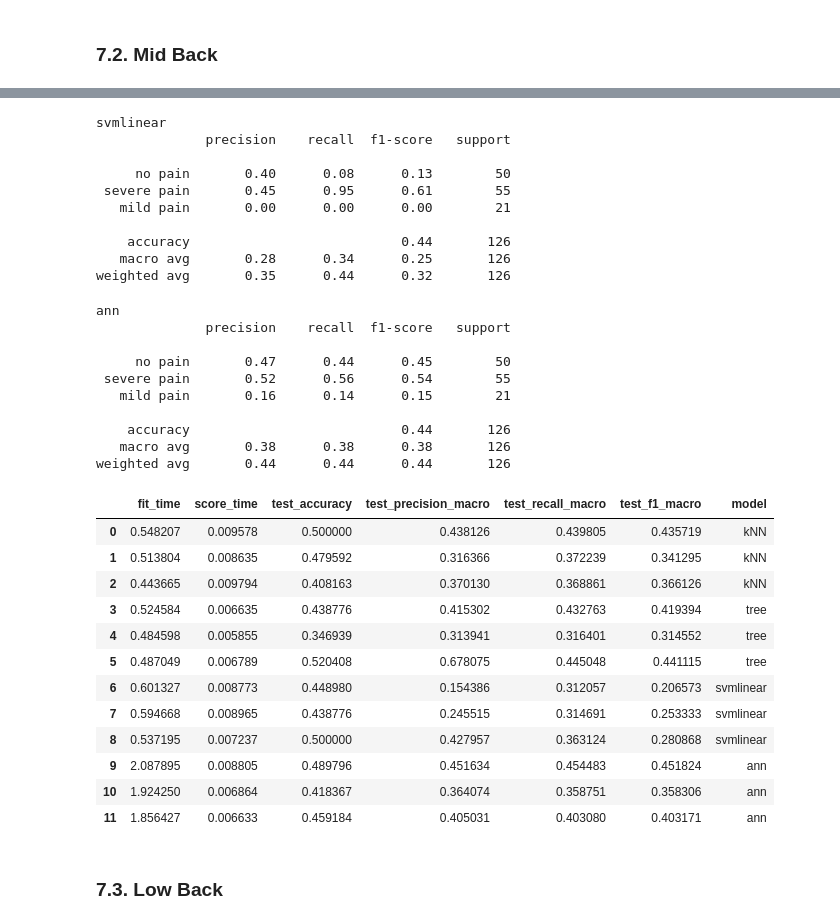
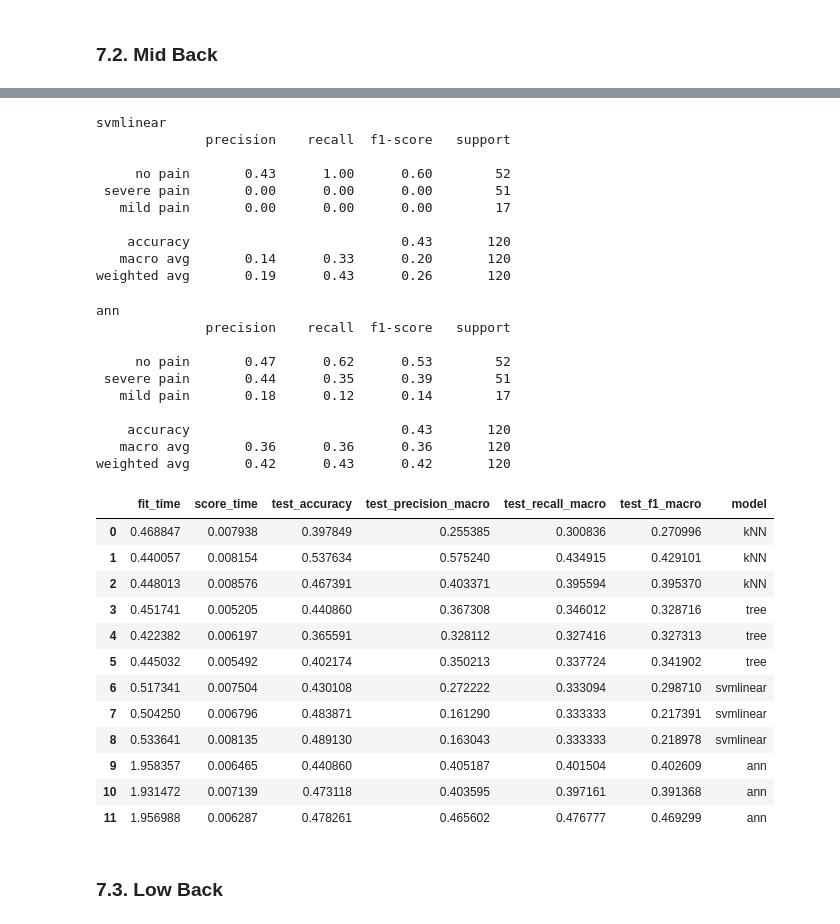
Before and after one commit to victorsanunes/machine-learning-final-project, a Jupyter notebook: notebooks/modeling-v0.ipynb, the cells around one changed output, grey strips where cells are left out. Saved outputs shown, nothing was run; the diff lists cells and outputs as text; code cells hidden in the pictures.

Commit message:
Updated feature selection step
Pass the selected feature to train/test split

```diff
--- a/notebooks/modeling-v0.ipynb
+++ b/notebooks/modeling-v0.ipynb
@@ -71,17 +160,25 @@ We'll fit a Random Forest model and will use its feature importance values to se
 # %%
 from sklearn.ensemble import RandomForestClassifier
 from sklearn.tree import DecisionTreeClassifier
+from sklearn.svm import SVC
+
 from sklearn.pipeline import Pipeline
 from sklearn.feature_selection import SelectFromModel
 from sklearn.linear_model import LogisticRegression
+from sklearn.model_selection import train_test_split
+
+X = df_analysis.drop(columns = target_columns)
+y = df_analysis[target_columns]
+
+X_train, X_test, y_train, y_test = train_test_split(X, y, test_size=0.30, random_state=42)
+
 
 preprocessing = experiments.first_preprocessing
-model = DecisionTreeClassifier()
+model = DecisionTreeClassifier(random_state = 42)
 
 sel = SelectFromModel(model)
-target_column = 'Costa_superior_agg'
 X_train_preprocessed = preprocessing.fit_transform(X_train)
-sel = model.fit(X_train_preprocessed, y_train[target_column])
+sel = model.fit(X_train_preprocessed, y_train[target_columns[0]])
 # %%
 import sklearn
 import warnings
@@ -175,0 +323,3 @@ feature_importance_df.sort_values(by =['feature_importance'], ascending = False)
+# %%
+selected_categorical = experiments.selected_categorical
+selected_continous = experiments.selected_continous
@@ -187,12 +335,9 @@ Index(['Genero', 'Idade', 'Peso', 'Altura', 'IMC', 'Escolaridade',
 # %%
 from sklearn.model_selection import train_test_split
-import experiments
-numerical_features = experiments.numerical_features
-categorical_features = experiments.categorical_features
-target_columns = ['Costa_superior_agg', 'Costa_media_agg', 'Costa_inferior_agg']
-# target_columns = ['dados.Costa_superior', 'dados.Costa_media', 'dados.Costa_inferior']
+# target_columns = ['Costa_superior_agg', 'Costa_media_agg', 'Costa_inferior_agg']
+target_columns = ['dados.Costa_superior', 'dados.Costa_media', 'dados.Costa_inferior']
 
-X = df_analysis[numerical_features + categorical_features]
+X = df_analysis[selected_continous + selected_categorical]
 y = df_analysis[target_columns]
 
 X_train, X_test, y_train, y_test = train_test_split(X, y, test_size=0.30, random_state=42)
@@ -206,7 +351,7 @@ X_train, X_test, y_train, y_test = train_test_split(X, y, test_size=0.30, random
 scorer = experiments.scorers
 algorithms = experiments.build_algorithms()
 cv = experiments.cv
-target_column = 'Costa_superior_agg'
+target_column = target_columns[0]
 # %%
 from sklearn.metrics import classification_report
 from sklearn.model_selection import cross_val_score, cross_validate
@@ -297,7 +442,7 @@ weighted avg       0.41      0.41      0.41       126
 # %% [markdown]
 ### 7.2. Mid Back
 # %%
-target_column = 'Costa_media_agg'
+target_column = target_columns[1]
 run_exps(X_train, y_train[target_column], X_test, y_test[target_column])
 # %% [output]
 kNN
@@ -320,36 +465,36 @@ weighted avg       0.39      0.40      0.39       126
 svmlinear
               precision    recall  f1-score   support
 
-     no pain       0.40      0.08      0.13        50
- severe pain       0.45      0.95      0.61        55
-   mild pain       0.00      0.00      0.00        21
+     no pain       0.43      1.00      0.60        52
+ severe pain       0.00      0.00      0.00        51
+   mild pain       0.00      0.00      0.00        17
 
-    accuracy                           0.44       126
-   macro avg       0.28      0.34      0.25       126
-weighted avg       0.35      0.44      0.32       126
+    accuracy                           0.43       120
+   macro avg       0.14      0.33      0.20       120
+weighted avg       0.19      0.43      0.26       120
 ann
               precision    recall  f1-score   support
 
-     no pain       0.47      0.44      0.45        50
- severe pain       0.52      0.56      0.54        55
-   mild pain       0.16      0.14      0.15        21
+     no pain       0.47      0.62      0.53        52
+ severe pain       0.44      0.35      0.39        51
+   mild pain       0.18      0.12      0.14        17
 
-    accuracy                           0.44       126
-   macro avg       0.38      0.38      0.38       126
-weighted avg       0.44      0.44      0.44       126
+    accuracy                           0.43       120
+   macro avg       0.36      0.36      0.36       120
+weighted avg       0.42      0.43      0.42       120
 |  | fit_time | score_time | test_accuracy | test_precision_macro | test_recall_macro | test_f1_macro | model |
-| 0 | 0.548207 | 0.009578 | 0.500000 | 0.438126 | 0.439805 | 0.435719 | kNN |
-| 1 | 0.513804 | 0.008635 | 0.479592 | 0.316366 | 0.372239 | 0.341295 | kNN |
-| 2 | 0.443665 | 0.009794 | 0.408163 | 0.370130 | 0.368861 | 0.366126 | kNN |
-| 3 | 0.524584 | 0.006635 | 0.438776 | 0.415302 | 0.432763 | 0.419394 | tree |
-| 4 | 0.484598 | 0.005855 | 0.346939 | 0.313941 | 0.316401 | 0.314552 | tree |
-| 5 | 0.487049 | 0.006789 | 0.520408 | 0.678075 | 0.445048 | 0.441115 | tree |
-| 6 | 0.601327 | 0.008773 | 0.448980 | 0.154386 | 0.312057 | 0.206573 | svmlinear |
-| 7 | 0.594668 | 0.008965 | 0.438776 | 0.245515 | 0.314691 | 0.253333 | svmlinear |
-| 8 | 0.537195 | 0.007237 | 0.500000 | 0.427957 | 0.363124 | 0.280868 | svmlinear |
-| 9 | 2.087895 | 0.008805 | 0.489796 | 0.451634 | 0.454483 | 0.451824 | ann |
-| 10 | 1.924250 | 0.006864 | 0.418367 | 0.364074 | 0.358751 | 0.358306 | ann |
-| 11 | 1.856427 | 0.006633 | 0.459184 | 0.405031 | 0.403080 | 0.403171 | ann |
+| 0 | 0.468847 | 0.007938 | 0.397849 | 0.255385 | 0.300836 | 0.270996 | kNN |
+| 1 | 0.440057 | 0.008154 | 0.537634 | 0.575240 | 0.434915 | 0.429101 | kNN |
+| 2 | 0.448013 | 0.008576 | 0.467391 | 0.403371 | 0.395594 | 0.395370 | kNN |
+| 3 | 0.451741 | 0.005205 | 0.440860 | 0.367308 | 0.346012 | 0.328716 | tree |
+| 4 | 0.422382 | 0.006197 | 0.365591 | 0.328112 | 0.327416 | 0.327313 | tree |
+| 5 | 0.445032 | 0.005492 | 0.402174 | 0.350213 | 0.337724 | 0.341902 | tree |
+| 6 | 0.517341 | 0.007504 | 0.430108 | 0.272222 | 0.333094 | 0.298710 | svmlinear |
+| 7 | 0.504250 | 0.006796 | 0.483871 | 0.161290 | 0.333333 | 0.217391 | svmlinear |
+| 8 | 0.533641 | 0.008135 | 0.489130 | 0.163043 | 0.333333 | 0.218978 | svmlinear |
+| 9 | 1.958357 | 0.006465 | 0.440860 | 0.405187 | 0.401504 | 0.402609 | ann |
+| 10 | 1.931472 | 0.007139 | 0.473118 | 0.403595 | 0.397161 | 0.391368 | ann |
+| 11 | 1.956988 | 0.006287 | 0.478261 | 0.465602 | 0.476777 | 0.469299 | ann |
 # %% [markdown]
 ### 7.3. Low Back
 # %%
```
Also changed, not shown: parts of 21 cells of this notebook.
